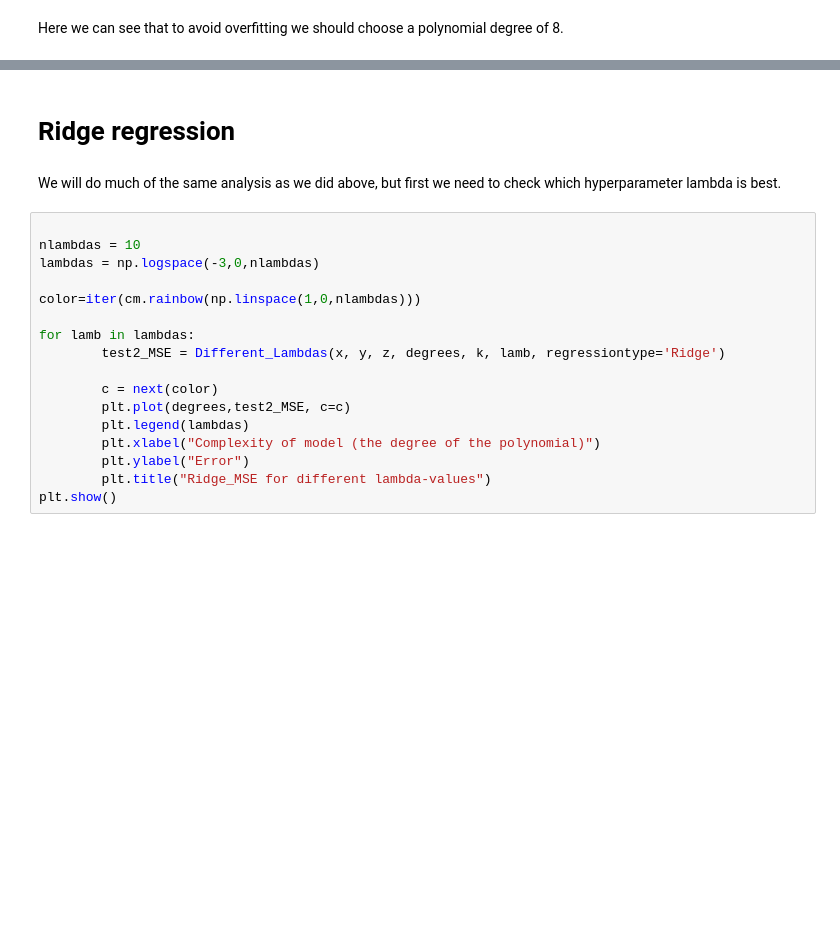
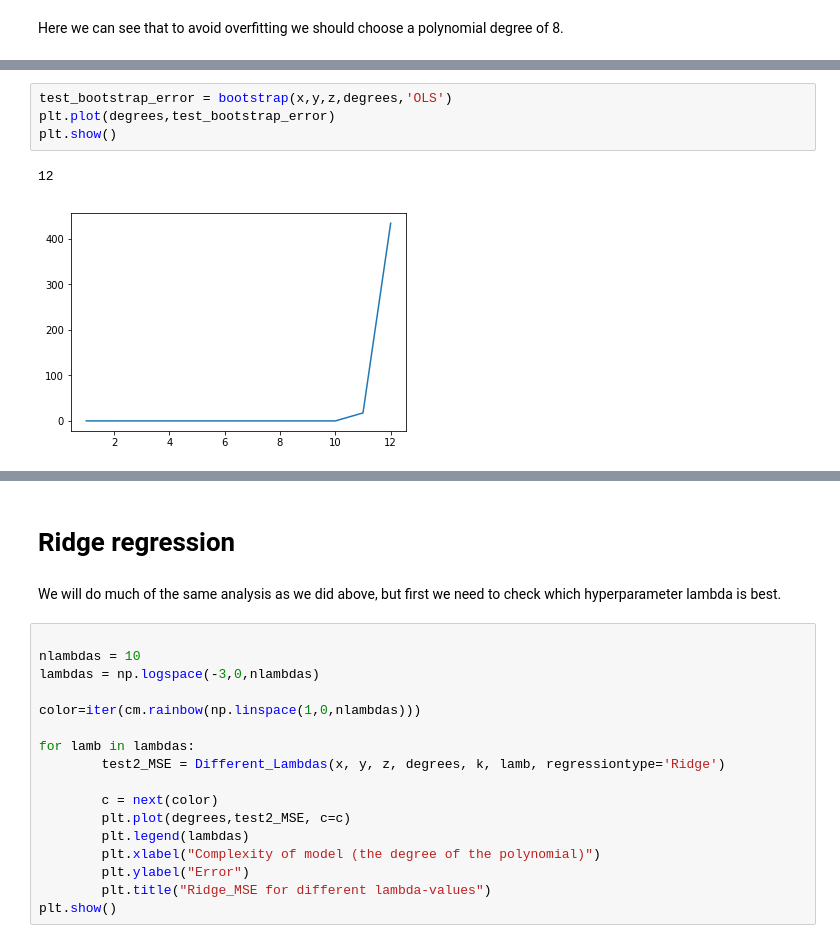
Before and after one commit to ohebbi/FYS-STK4155, a Jupyter notebook: reproducible_results/main.ipynb, the cells around one changed output, grey strips where cells are left out. Saved outputs shown, nothing was run; the diff lists cells and outputs as text; blank space fills up the shorter version.

```diff
--- a/reproducible_results/main.ipynb
+++ b/reproducible_results/main.ipynb
@@ -128,3 +128,10 @@ plt.plot(degrees,bias)
+# %%
+test_bootstrap_error = bootstrap(x,y,z,degrees,'OLS')
+plt.plot(degrees,test_bootstrap_error)
+plt.show()
+# %% [output]
+12
+[figure, added]
 # %%
 plt.plot(degrees,mse)
 plt.plot(degrees,test_MSE_OLS)
```
Also changed, not shown: parts of 11 cells of this notebook, 2 other files.
